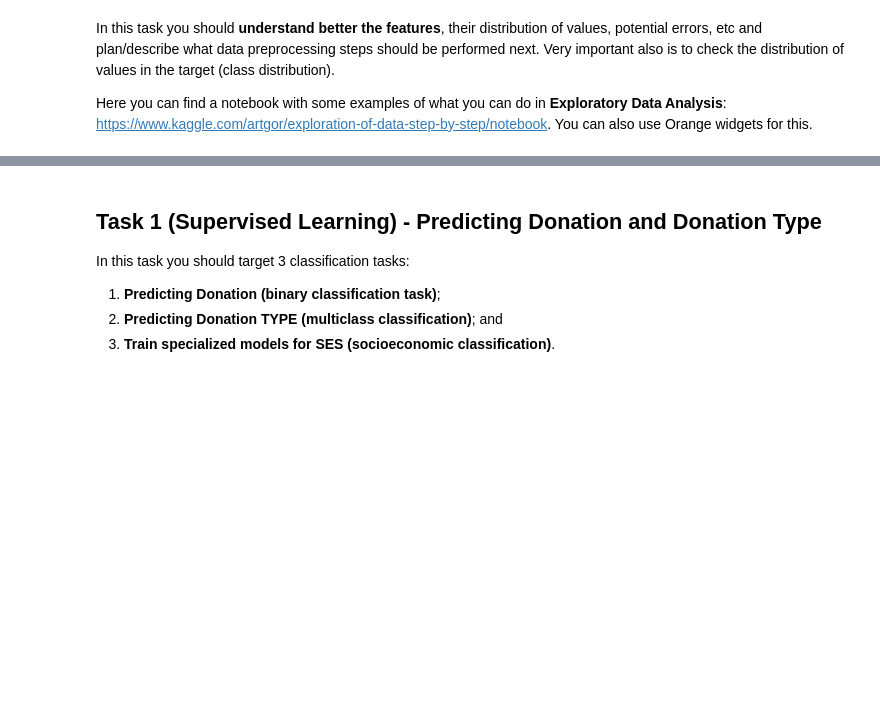
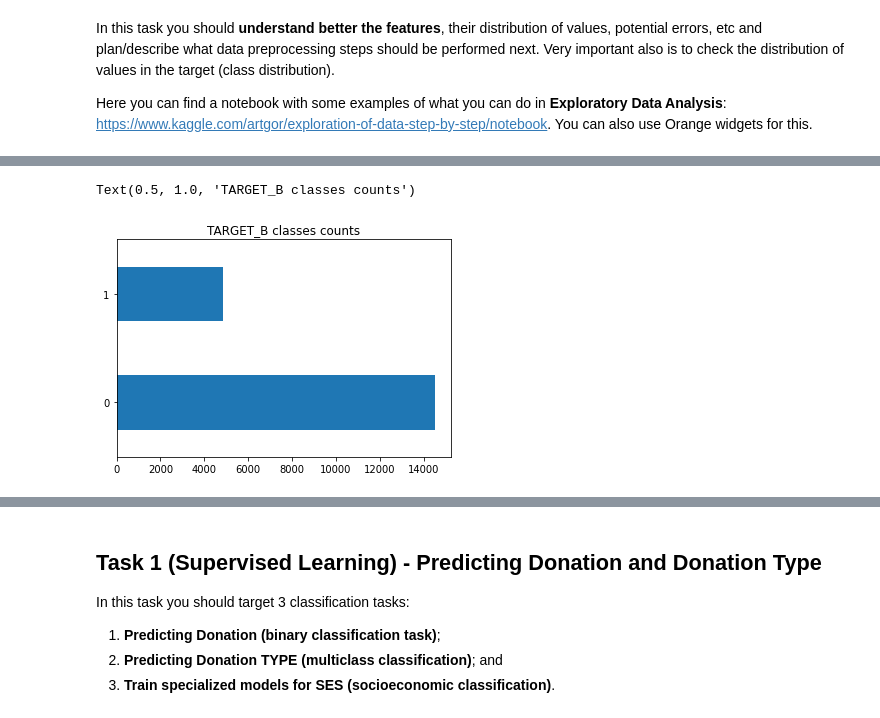
Before and after one commit to jlp237/ml_project, a Jupyter notebook: AA_202021_Project.ipynb, the cells around one changed output, grey strips where cells are left out. Saved outputs shown, nothing was run; the diff lists cells and outputs as text; code cells hidden in the pictures; blank space fills up the shorter version.

```diff
--- a/AA_202021_Project.ipynb
+++ b/AA_202021_Project.ipynb
@@ -144,0 +204,6 @@ Here you can find a notebook with some examples of what you can do in **Explorat
+# %%
+plt = raw_data['TARGET_B'].value_counts().sort_index().plot(kind = 'barh')
+plt.set_title('TARGET_B classes counts')
+# %% [output]
+Text(0.5, 1.0, 'TARGET_B classes counts')
+[figure, added]
```
Also changed, not shown: parts of 33 cells of this notebook, 1 other file.
